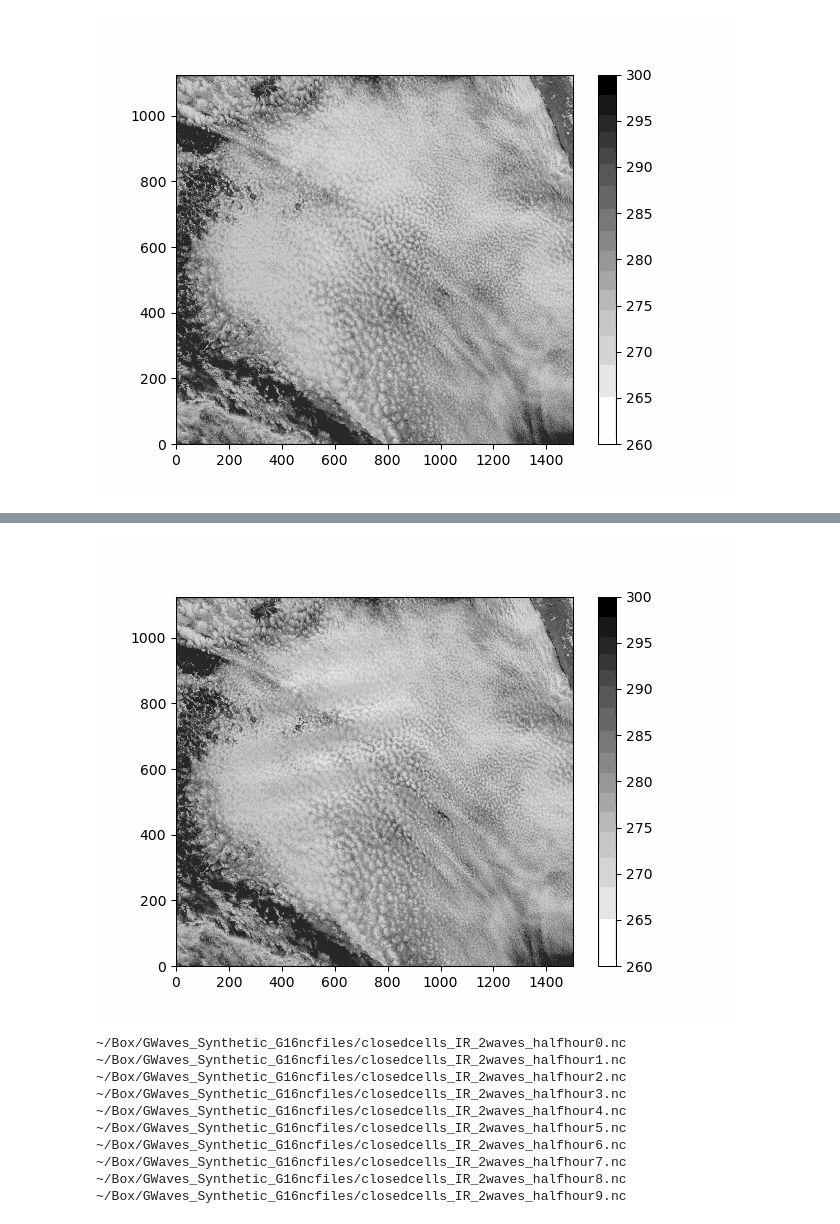
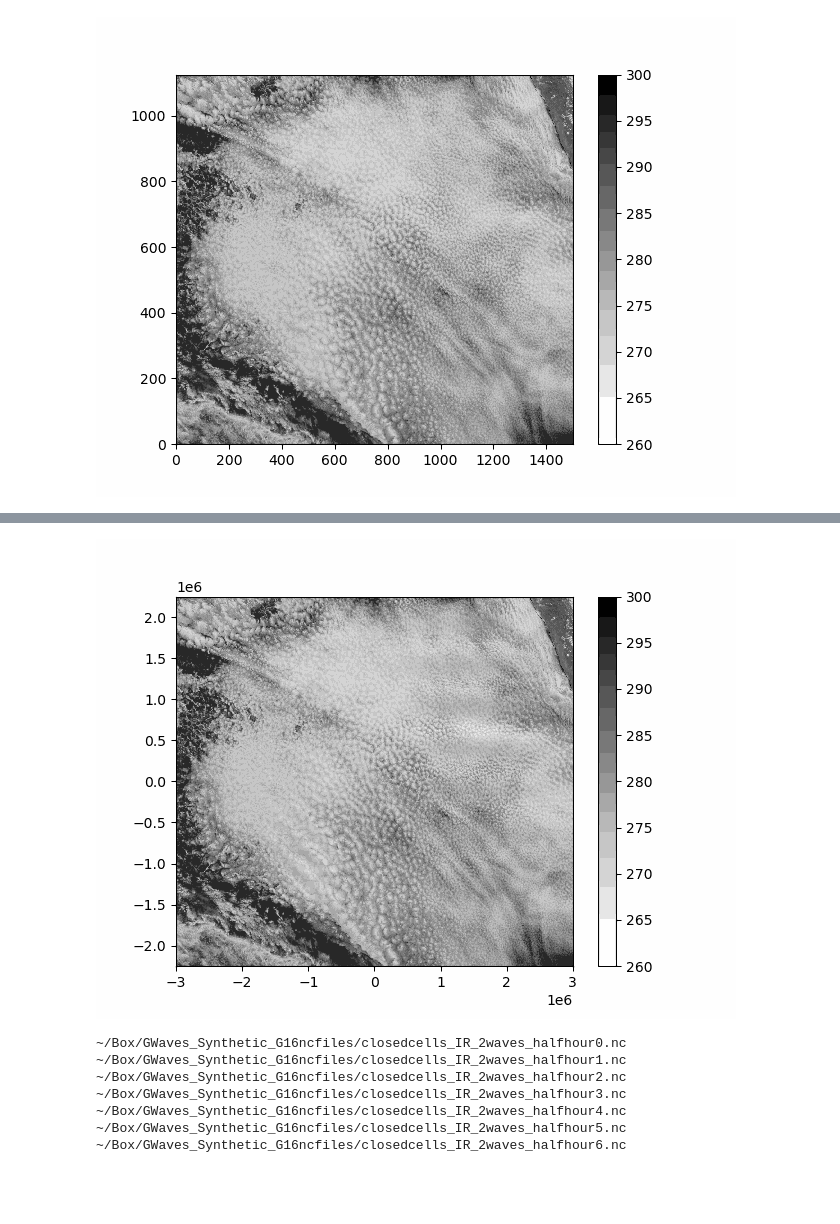
Before and after one commit to hannachaja/stratocu_waves, a Jupyter notebook: Synthetic_GOES16grid.ipynb, the cells around one changed output, grey strips where cells are left out. Saved outputs shown, nothing was run; the diff lists cells and outputs as text; code cells hidden in the pictures; blank space fills up the shorter version.

```diff
--- a/Synthetic_GOES16grid.ipynb
+++ b/Synthetic_GOES16grid.ipynb
@@ -132,7 +150,7 @@ NT
 # %%
 import gif
 from IPython.display import Image
-disp = advected
+disp = advected.copy()
 NT = disp.shape[2]
 
 @gif.frame
@@ -193,27 +263,25 @@ def put_wave(grid, cphase = 14,zamplitude = 100,wavelength = 256*1000.,direction
 # %%
 # Put waves into advected image
+disp = advected.copy()
 
-grid = put_wave(advected, cphase = 14,zamplitude = 50,wavelength = 256*1000.,direction = 220,\
-             packet_center_x = 1000*1000., packet_width_x  = 800*1000, \
-             packet_center_y = -500*1000., packet_width_y  = 1000*1000 )
+disp = put_wave(disp, cphase = 14,zamplitude = 50,wavelength = 256*1000.,direction = 220,\
+             xcenter=-1000*1000, ycenter=-1000*1000, length=500*1000.,aspect=1.5, angle_deg=120)
 
-grid = put_wave(grid, cphase = -10,zamplitude = 50,wavelength = 512*1000.,direction = 350,\
-             packet_center_x = -800*1000., packet_width_x  = 1200*1000, \
-             packet_center_y =  500*1000., packet_width_y  = 1000*1000 )
+disp = put_wave(disp, cphase = -10,zamplitude = 50,wavelength = 512*1000.,direction = 180,\
+             xcenter=1500*1000, ycenter=800*1000, length=1200*1000.,aspect=2, angle_deg=100)
 # %%
-disp = grid
 NT = disp.shape[2]
 
 @gif.frame
 def plot_frame(i):
-    plt.pcolormesh(disp[:,:,i], cmap='Greys', vmin=260,vmax=300); plt.colorbar();
+    plt.pcolormesh(Xm, Ym, disp[:,:,i], cmap='Greys', vmin=260,vmax=300); plt.colorbar();
 
 #Generate frames and save to a gif
 frames = [plot_frame(i) for i in range(NT)]
 gif.save(frames, 'example.gif', duration=500)
 Image(filename='example.gif')
 # %% [output]
-[figure, old version]
+[figure, new version]
 # %%
 # Save images as .nc files of the right shape and size for satellite data
 # filename: scene_IR_128km_45deg_amp3_envcenter_realistic
@@ -231,6 +299,3 @@ for it in range(grid.shape[2]):
 ~/Box/GWaves_Synthetic_G16ncfiles/closedcells_IR_2waves_halfhour4.nc
 ~/Box/GWaves_Synthetic_G16ncfiles/closedcells_IR_2waves_halfhour5.nc
 ~/Box/GWaves_Synthetic_G16ncfiles/closedcells_IR_2waves_halfhour6.nc
-~/Box/GWaves_Synthetic_G16ncfiles/closedcells_IR_2waves_halfhour7.nc
-~/Box/GWaves_Synthetic_G16ncfiles/closedcells_IR_2waves_halfhour8.nc
-~/Box/GWaves_Synthetic_G16ncfiles/closedcells_IR_2waves_halfhour9.nc
```
Also changed, not shown: parts of 7 cells of this notebook.
